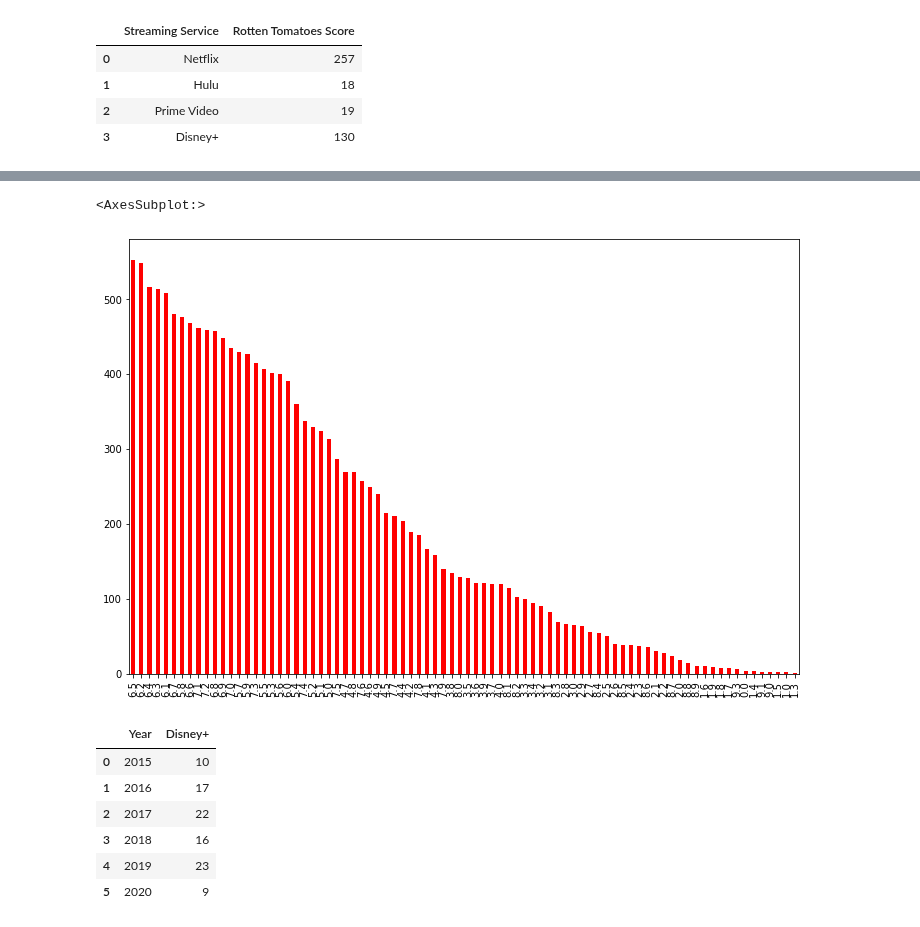
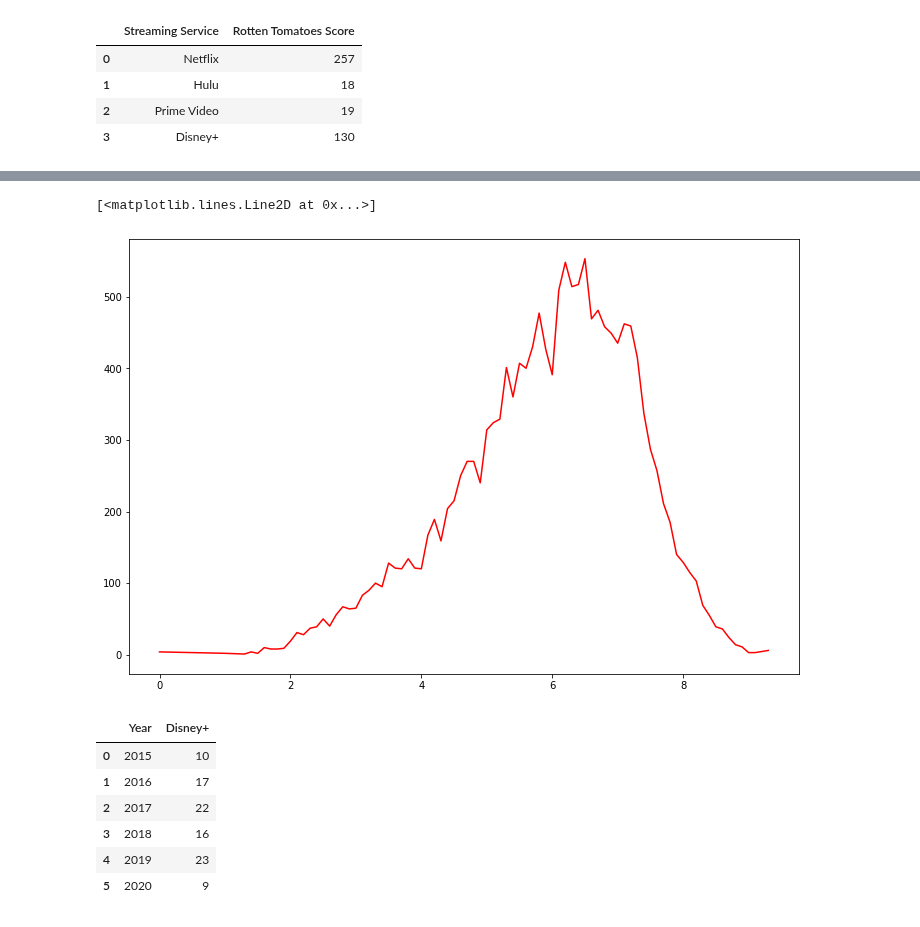
Before and after one commit to jacance/streaming-service-analysis, a Jupyter notebook: PrimeFlix_Tara.ipynb, the cells around one changed output, grey strips where cells are left out. Cells and saved outputs as stored; diff of their text form; code cells hidden in the pictures.

```diff
--- a/PrimeFlix_Tara.ipynb
+++ b/PrimeFlix_Tara.ipynb
@@ -407,6 +504,8 @@ yvalues= language_top_df['Counts'].values
 
 #Plot the bar chart
 plt.figure(figsize=(12,8))
+#Hide grid lines behind bars
+plt.rcParams['axes.axisbelow'] = True
 plt.grid(axis='y')
 plt.bar(xvalues, yvalues, label='Language count', color='yellow', alpha = 1, align="center")
 plt.xticks(language_top_df['Language'].values, rotation=90, fontsize=14)
@@ -418,6 +517,6 @@ plt.ylabel("Count", fontsize=18)
 plt.legend()
 
 # Save the figure & show fig
-plt.savefig("Images/languages.png")
+#plt.savefig("Images/languages.png")
 plt.show()
 # %% [output]
@@ -507,14 +649,17 @@ rotten_tomatoes_df
 99 rows × 2 columns
 # %%
-rot_x = rotten_tomatoes_df['Ratings'].values
+#Plot overall Rotten Tomatoes for all streaming services combined
+rot_x = rotten_tomatoes_df['Ratings'].values.astype("int")
 rot_y= rotten_tomatoes_df["Counts"].values
 
 #Plot the bar chart
 plt.figure(figsize=(12,8))
+#Hide grid lines behind bars
+plt.rcParams['axes.axisbelow'] = True
 plt.grid(axis='y')
 plt.bar(rot_x, rot_y, label='Ratings', color='Green', alpha = 1, align="center")
 ticks=(np.arange(10, 100, step=10))
-plt.xticks(ticks, fontsize=14)
+# plt.xticks(ticks, fontsize=14)
 
 # Set a Title and labels
 plt.title("Overall Rotten Tomatoes ratings", fontsize=20)
@@ -523,6 +668,6 @@ plt.ylabel("Count", fontsize=18)
 plt.legend()
 
 # Save the figure & show fig
-plt.savefig("Images/rot_tom.png")
+#plt.savefig("Images/rot_tom.png")
 plt.show()
 # %% [output]
@@ -551,0 +979,19 @@ plt.show()
+# %%
+#Plot the bar chart
+plt.figure(figsize=(12,8))
+#Hide grid lines behind bars
+plt.rcParams['axes.axisbelow'] = True
+plt.grid(axis='y', color='lightgrey')
+plt.bar(count_RT60['Streaming Service'], count_RT60['No. of movies with RT > 60'],
+                                         color=["red", "lightgreen","lightblue", "#1976d2"],
+                                        alpha = 1, align="center")
+
+# Set a Title and labels
+plt.title('No. of movies in each platform with Rotten Tomatoes score > 60%', fontsize=20)
+plt.xlabel("Streaming Service", fontsize=18)
+plt.ylabel("No. of movies with RT > 60%", fontsize=18)
+#plt.legend()
+
+# Save the figure & show fig
+#plt.savefig("Images/total_movies.png")
+plt.show()
@@ -551,0 +1000,4 @@ plt.show()
+# %%
+combined_df['IMDb'].fillna(0)
+imdb = combined_df['IMDb'].value_counts().reset_index().sort_values("index").set_index("index")
+imdb
@@ -552,8 +1019,8 @@ plt.show()
 # %%
 plt.figure(figsize=(12,8))
-combined_df['IMDb'].value_counts().plot.bar('IMDb Ratings', "Count of Movies", color="Red")
+plt.plot(imdb.index, imdb["IMDb"], color="Red")
 # %% [output]
-<AxesSubplot:>
+[<matplotlib.lines.Line2D at 0x...>]
-[figure, old version]
+[figure, new version]
 # %%
 #Netflix movies count for year 2015-2020
```
Also changed, not shown: parts of 87 cells of this notebook, 2 other files.
